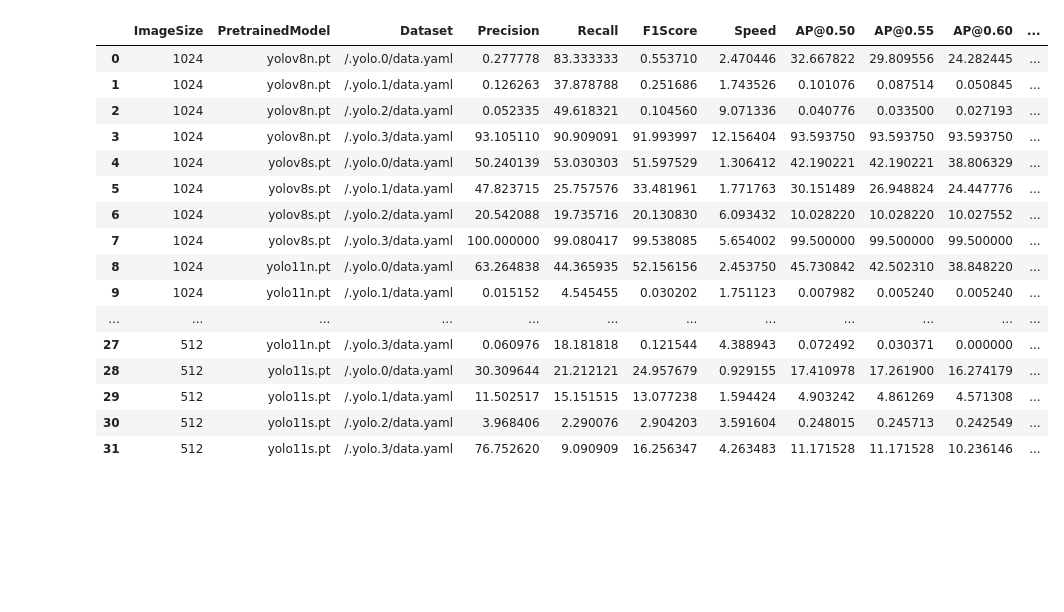
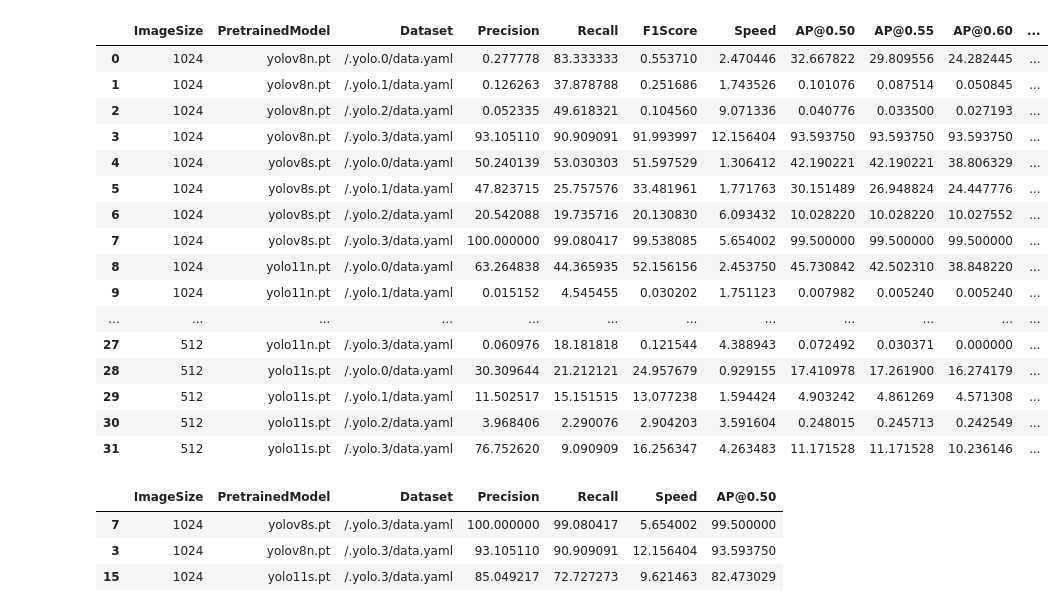
Before and after one commit to gonzalobugueno/od-eval, a Jupyter notebook: plot.ipynb, the cells around one changed output. Drawn from its saved outputs; the diff is of its cells as text; code cells hidden in the pictures; blank space fills up the shorter version.

```diff
--- a/plot.ipynb
+++ b/plot.ipynb
@@ -8,29 +8,33 @@ with open('experiment.json', 'r') as f:
     table = json.load(f)
 # %%
 models = pd.DataFrame(table)
+models
+# %% [output]
+|  | ImageSize | PretrainedModel | Dataset | Precision | Recall | F1Score | Speed | AP@0.50 | AP@0.55 | AP@0.60 | ... |
+| 0 | 1024 | yolov8n.pt | /.yolo.0/data.yaml | 0.277778 | 83.333333 | 0.553710 | 2.470446 | 32.667822 | 29.809556 | 24.282445 | ... |
+| 1 | 1024 | yolov8n.pt | /.yolo.1/data.yaml | 0.126263 | 37.878788 | 0.251686 | 1.743526 | 0.101076 | 0.087514 | 0.050845 | ... |
+| 2 | 1024 | yolov8n.pt | /.yolo.2/data.yaml | 0.052335 | 49.618321 | 0.104560 | 9.071336 | 0.040776 | 0.033500 | 0.027193 | ... |
+| 3 | 1024 | yolov8n.pt | /.yolo.3/data.yaml | 93.105110 | 90.909091 | 91.993997 | 12.156404 | 93.593750 | 93.593750 | 93.593750 | ... |
+| 4 | 1024 | yolov8s.pt | /.yolo.0/data.yaml | 50.240139 | 53.030303 | 51.597529 | 1.306412 | 42.190221 | 42.190221 | 38.806329 | ... |
+| 5 | 1024 | yolov8s.pt | /.yolo.1/data.yaml | 47.823715 | 25.757576 | 33.481961 | 1.771763 | 30.151489 | 26.948824 | 24.447776 | ... |
+| 6 | 1024 | yolov8s.pt | /.yolo.2/data.yaml | 20.542088 | 19.735716 | 20.130830 | 6.093432 | 10.028220 | 10.028220 | 10.027552 | ... |
+| 7 | 1024 | yolov8s.pt | /.yolo.3/data.yaml | 100.000000 | 99.080417 | 99.538085 | 5.654002 | 99.500000 | 99.500000 | 99.500000 | ... |
+| 8 | 1024 | yolo11n.pt | /.yolo.0/data.yaml | 63.264838 | 44.365935 | 52.156156 | 2.453750 | 45.730842 | 42.502310 | 38.848220 | ... |
+| 9 | 1024 | yolo11n.pt | /.yolo.1/data.yaml | 0.015152 | 4.545455 | 0.030202 | 1.751123 | 0.007982 | 0.005240 | 0.005240 | ... |
+| ... | ... | ... | ... | ... | ... | ... | ... | ... | ... | ... | ... |
+| 27 | 512 | yolo11n.pt | /.yolo.3/data.yaml | 0.060976 | 18.181818 | 0.121544 | 4.388943 | 0.072492 | 0.030371 | 0.000000 | ... |
+| 28 | 512 | yolo11s.pt | /.yolo.0/data.yaml | 30.309644 | 21.212121 | 24.957679 | 0.929155 | 17.410978 | 17.261900 | 16.274179 | ... |
+| 29 | 512 | yolo11s.pt | /.yolo.1/data.yaml | 11.502517 | 15.151515 | 13.077238 | 1.594424 | 4.903242 | 4.861269 | 4.571308 | ... |
+| 30 | 512 | yolo11s.pt | /.yolo.2/data.yaml | 3.968406 | 2.290076 | 2.904203 | 3.591604 | 0.248015 | 0.245713 | 0.242549 | ... |
+| 31 | 512 | yolo11s.pt | /.yolo.3/data.yaml | 76.752620 | 9.090909 | 16.256347 | 4.263483 | 11.171528 | 11.171528 | 10.236146 | ... |
 # %%
 # select top performing models
-# plot them
-# evaluate using custom metric ( certain presence in video )
+top = models.sort_values(by=['AP@0.50'], ascending=False)[0:3][["ImageSize", "PretrainedModel", "Dataset", "Precision","Recall", "Speed", "AP@0.50"]]
 
-# select best performing model, toy with augmentations
-models
+top
 # %% [output]
-|  | ImageSize | PretrainedModel | Dataset | Precision | Recall | F1Score | Speed | AP@0.50 | AP@0.55 | AP@0.60 | ... |
-| 0 | 1024 | yolov8n.pt | /.yolo.0/data.yaml | 0.277778 | 83.333333 | 0.553710 | 2.470446 | 32.667822 | 29.809556 | 24.282445 | ... |
-| 1 | 1024 | yolov8n.pt | /.yolo.1/data.yaml | 0.126263 | 37.878788 | 0.251686 | 1.743526 | 0.101076 | 0.087514 | 0.050845 | ... |
-| 2 | 1024 | yolov8n.pt | /.yolo.2/data.yaml | 0.052335 | 49.618321 | 0.104560 | 9.071336 | 0.040776 | 0.033500 | 0.027193 | ... |
-| 3 | 1024 | yolov8n.pt | /.yolo.3/data.yaml | 93.105110 | 90.909091 | 91.993997 | 12.156404 | 93.593750 | 93.593750 | 93.593750 | ... |
-| 4 | 1024 | yolov8s.pt | /.yolo.0/data.yaml | 50.240139 | 53.030303 | 51.597529 | 1.306412 | 42.190221 | 42.190221 | 38.806329 | ... |
-| 5 | 1024 | yolov8s.pt | /.yolo.1/data.yaml | 47.823715 | 25.757576 | 33.481961 | 1.771763 | 30.151489 | 26.948824 | 24.447776 | ... |
-| 6 | 1024 | yolov8s.pt | /.yolo.2/data.yaml | 20.542088 | 19.735716 | 20.130830 | 6.093432 | 10.028220 | 10.028220 | 10.027552 | ... |
-| 7 | 1024 | yolov8s.pt | /.yolo.3/data.yaml | 100.000000 | 99.080417 | 99.538085 | 5.654002 | 99.500000 | 99.500000 | 99.500000 | ... |
-| 8 | 1024 | yolo11n.pt | /.yolo.0/data.yaml | 63.264838 | 44.365935 | 52.156156 | 2.453750 | 45.730842 | 42.502310 | 38.848220 | ... |
-| 9 | 1024 | yolo11n.pt | /.yolo.1/data.yaml | 0.015152 | 4.545455 | 0.030202 | 1.751123 | 0.007982 | 0.005240 | 0.005240 | ... |
-| ... | ... | ... | ... | ... | ... | ... | ... | ... | ... | ... | ... |
-| 27 | 512 | yolo11n.pt | /.yolo.3/data.yaml | 0.060976 | 18.181818 | 0.121544 | 4.388943 | 0.072492 | 0.030371 | 0.000000 | ... |
-| 28 | 512 | yolo11s.pt | /.yolo.0/data.yaml | 30.309644 | 21.212121 | 24.957679 | 0.929155 | 17.410978 | 17.261900 | 16.274179 | ... |
-| 29 | 512 | yolo11s.pt | /.yolo.1/data.yaml | 11.502517 | 15.151515 | 13.077238 | 1.594424 | 4.903242 | 4.861269 | 4.571308 | ... |
-| 30 | 512 | yolo11s.pt | /.yolo.2/data.yaml | 3.968406 | 2.290076 | 2.904203 | 3.591604 | 0.248015 | 0.245713 | 0.242549 | ... |
-| 31 | 512 | yolo11s.pt | /.yolo.3/data.yaml | 76.752620 | 9.090909 | 16.256347 | 4.263483 | 11.171528 | 11.171528 | 10.236146 | ... |
+|  | ImageSize | PretrainedModel | Dataset | Precision | Recall | Speed | AP@0.50 |
+| 7 | 1024 | yolov8s.pt | /.yolo.3/data.yaml | 100.000000 | 99.080417 | 5.654002 | 99.500000 |
+| 3 | 1024 | yolov8n.pt | /.yolo.3/data.yaml | 93.105110 | 90.909091 | 12.156404 | 93.593750 |
+| 15 | 1024 | yolo11s.pt | /.yolo.3/data.yaml | 85.049217 | 72.727273 | 9.621463 | 82.473029 |
 # %%
```
Also changed, not shown: parts of 2 cells of this notebook.
